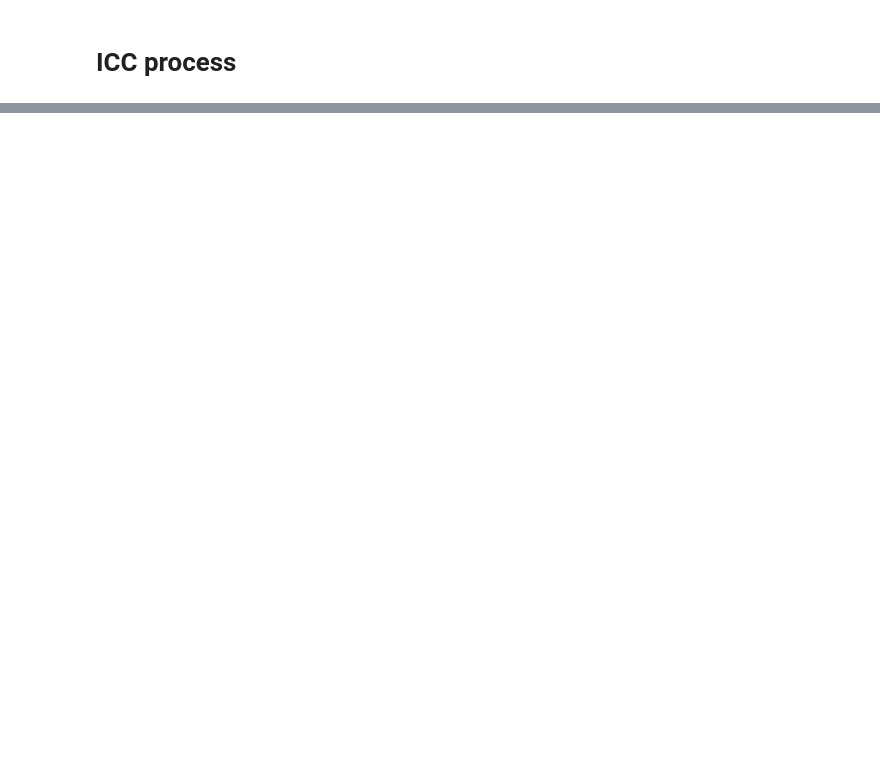
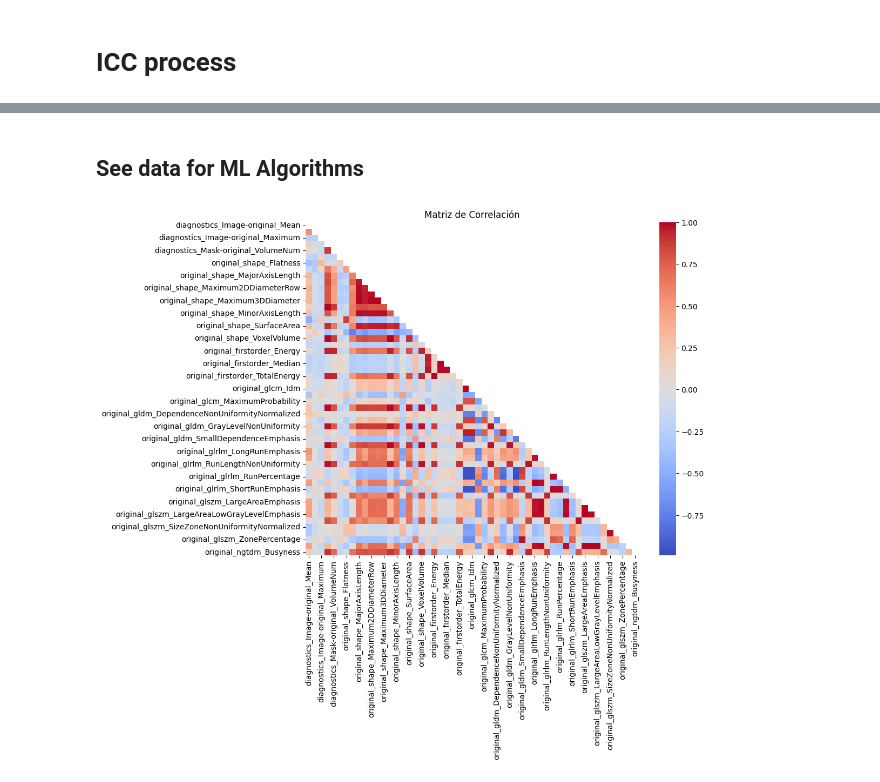
Before and after one commit to gtbmegias/vera, a Jupyter notebook: codigo.ipynb, the cells around one changed output, grey strips where cells are left out. Drawn from its saved outputs; the diff is of its cells as text; code cells hidden in the pictures; blank space fills up the shorter version.

Commit message:
Bugfix ICC and first ML algorithms

```diff
--- a/codigo.ipynb
+++ b/codigo.ipynb
@@ -36,9 +37,9 @@ pd.set_option('display.max_colwidth', None)  # Ancho completo del contenido de l
 INPUT_PATH = '/Users/veramegias/Documents/Universidad/Cuarto/TFG/Segmentaciones'
 IMAGES_PATH = 'images'
 OUTPUT_PATH = 'outputs'
+DATA_PATH = 'data'
 REEXECUTE = False
-MAX_NUM = 43
-
+MAX_NUM = 9
 
 columns_file_text = f'{OUTPUT_PATH}/columnas_df_features.txt'
 # %%
@@ -473,18 +373,14 @@ def filter_columns_by_file(df, file_path):
 # %%
 def compute_icc(df, feature_col, subject_col='subject', method_col='method'):
     """
-    Calcula el ICC para una característica dada utilizando los modelos ICC2 e ICC3.
-
-    Parámetros:
-        df (pd.DataFrame): DataFrame con las mediciones.
-        feature_col (str): Nombre de la columna que contiene la característica a evaluar.
-        subject_col (str): Columna que identifica al sujeto.
-        method_col (str): Columna que identifica el método o la medición.
-
-    Retorna:
-        dict: Diccionario con los valores de ICC2 e ICC3.
+    Calcula el ICC para una característica dada utilizando ICC2 e ICC3.
     """
-    icc_df = pg.intraclass_corr(data=df, targets=subject_col, raters=method_col, ratings=feature_col)
+    icc_df = pg.intraclass_corr(
+        data=df,
+        targets=subject_col,
+        raters=method_col,
+        ratings=feature_col
+    )
     icc2 = icc_df.loc[icc_df['Type'] == 'ICC2', 'ICC'].values[0]
     icc3 = icc_df.loc[icc_df['Type'] == 'ICC3', 'ICC'].values[0]
     return {'ICC2': icc2, 'ICC3': icc3}
@@ -776,8 +637,4 @@ def analyze_icc(df_original, df_reseg, df_interp):
 # %%
-df_features = pd.read_csv('df_features.csv')
-df_features_reseg = pd.read_csv('df_features_reseg.csv')
-df_features_interp = pd.read_csv('df_features_interp.csv')
-
 results_icc = analyze_icc(df_features, df_features_reseg, df_features_interp)
 print("Resultados del ICC para cada característica:")
 # %% [output]
@@ -804,2 +746,9 @@ results_icc
 # %%
 results_icc.to_csv('results_icc.csv', index=False)
+# %%
+ICC2_RESEG = 0.75
+ICC3_RESEG = 0.75
+ICC2_INTERP = 0.75
+ICC3_INTERP = 0.75
+
+df_filt_reseg, df_filt_interp = filter_features_by_icc(df_features, results_icc, ICC2_RESEG, ICC3_RESEG, ICC2_INTERP, ICC3_INTERP)
@@ -805,0 +777,7 @@ results_icc.to_csv('results_icc.csv', index=False)
+# %% [markdown]
+## See data for ML Algorithms
+# %%
+# CUIDADO: No se pintan todas las variables
+plot_correlation_matrix(df_filt_reseg.drop(columns=['subject']))
+# %% [output]
+[figure, added]
```
Also changed, not shown: parts of 31 cells of this notebook, 11 other files.
